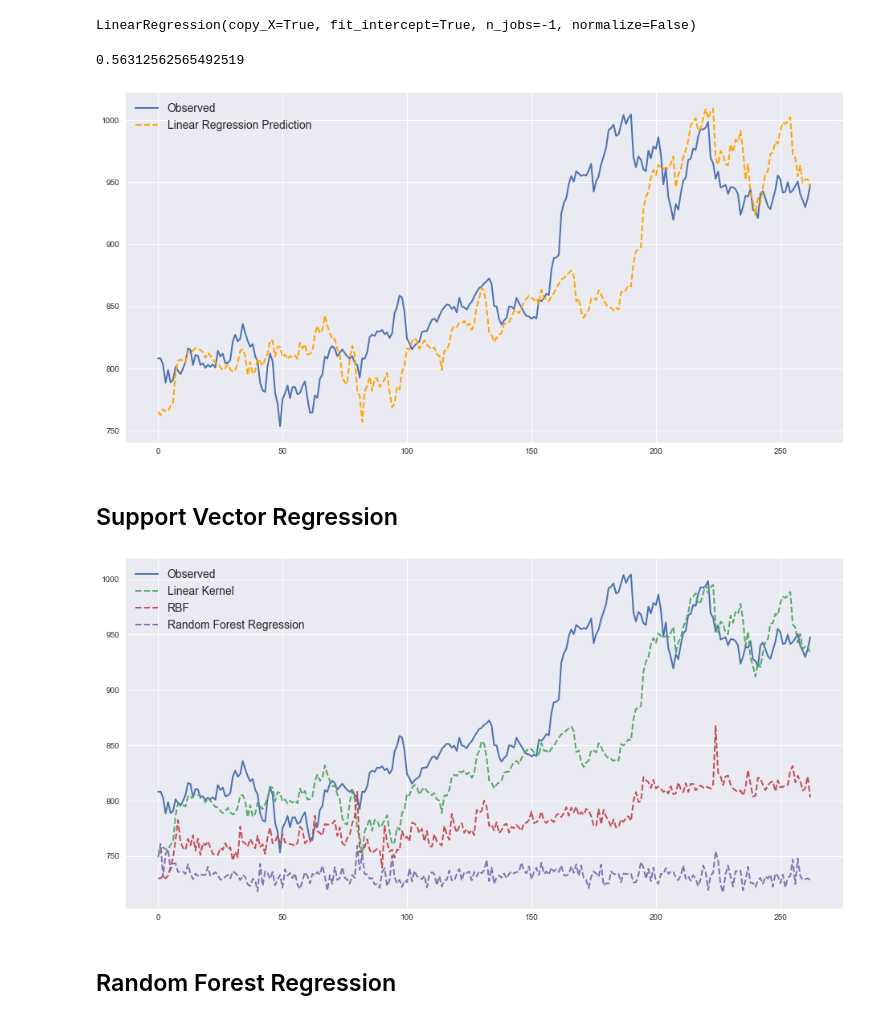
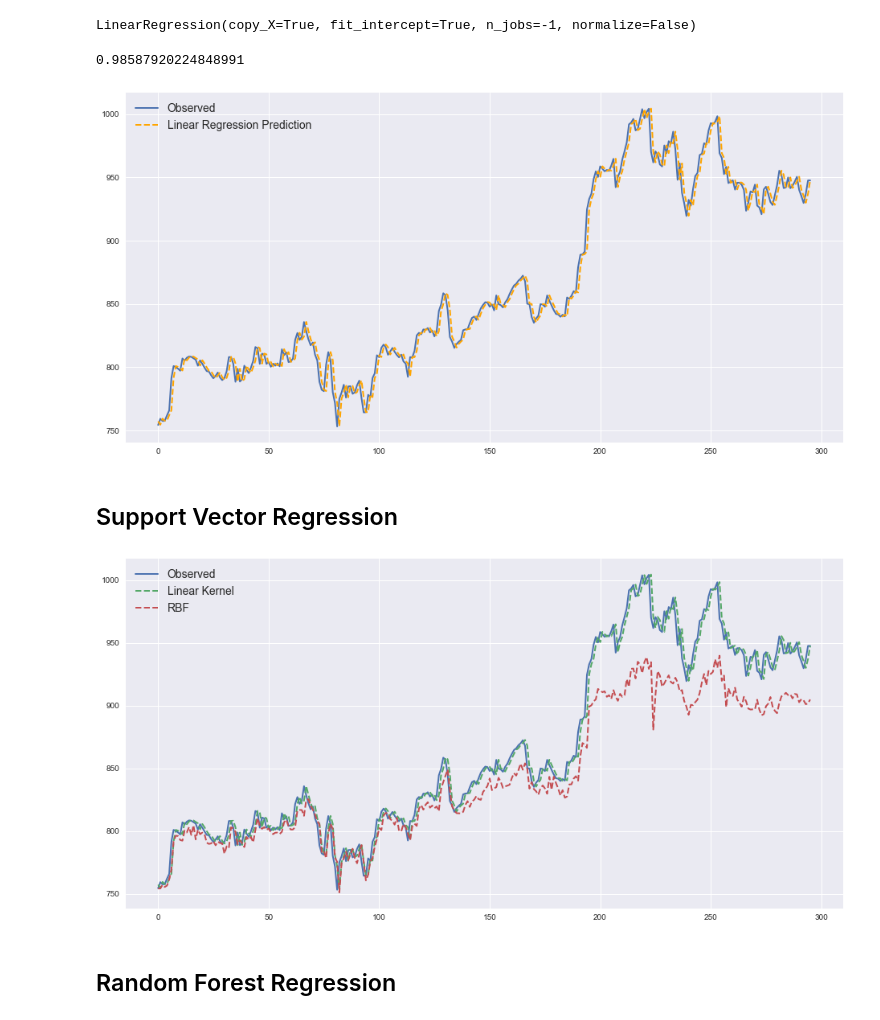
Before and after one commit to dacatay/time-series-analysis, a Jupyter notebook: Regression_Example.ipynb, the cells around one changed output. Drawn from its saved outputs; the diff is of its cells as text; code cells hidden in the pictures.

```diff
--- a/Regression_Example.ipynb
+++ b/Regression_Example.ipynb
@@ -92,10 +93,9 @@ df.head()
 # %%
 df = pd.read_csv('./data/google.csv', sep=';', header=0, parse_dates=True, index_col=0)
 
-X= np.array(df.drop(['label'],1))
-X= preprocessing.scale(X)
-X_lately = X[-forecast_out:]
-X= X[:-forecast_out]
+X = np.array(df.drop(['label'], 1))
+X = preprocessing.scale(X)
+X = X[:-1]
 
 y = np.array(df['label'])
 y=df['label']
@@ -181,7 +221,7 @@ LinearRegression(copy_X=True, fit_intercept=True, n_jobs=-1, normalize=False)
 accuracy = clf.score(X_test, y_test)
 accuracy
 # %% [output]
-0.56312562565492519
+0.98587920224848991
 # %%
 y_hat = clf.predict(X_test)
 # %%
@@ -190,7 +230,7 @@ plt.plot(y_hat, color='orange', linestyle='--', label='Linear Regression Predict
 plt.legend(loc='upper left')
 plt.show()
 # %% [output]
-[figure, old version]
+[figure, new version]
 # %% [markdown]
 ## Support Vector Regression
 # %%
@@ -205,13 +245,12 @@ y_hat_svr_rbf = svr_rbf.predict(X_test)
 # %%
 plt.plot(y_test, label='Observed');
 plt.plot(y_hat_svr_lin, linestyle='--', label='Linear Kernel');
 #plt.plot(y_hat_svr_poly, linestyle='--', label='Plynomial Kernel')
 plt.plot(y_hat_svr_rbf, linestyle='--', label='RBF');
-plt.plot(y_hat_regr_rf, linestyle='--', label='Random Forest Regression');
 plt.legend(loc='upper left');
 plt.show()
 # %% [output]
-[figure, old version]
+[figure, new version]
 # %% [markdown]
 ## Random Forest Regression
 # %%
```
Also changed, not shown: parts of 8 cells of this notebook, 6 other files.
